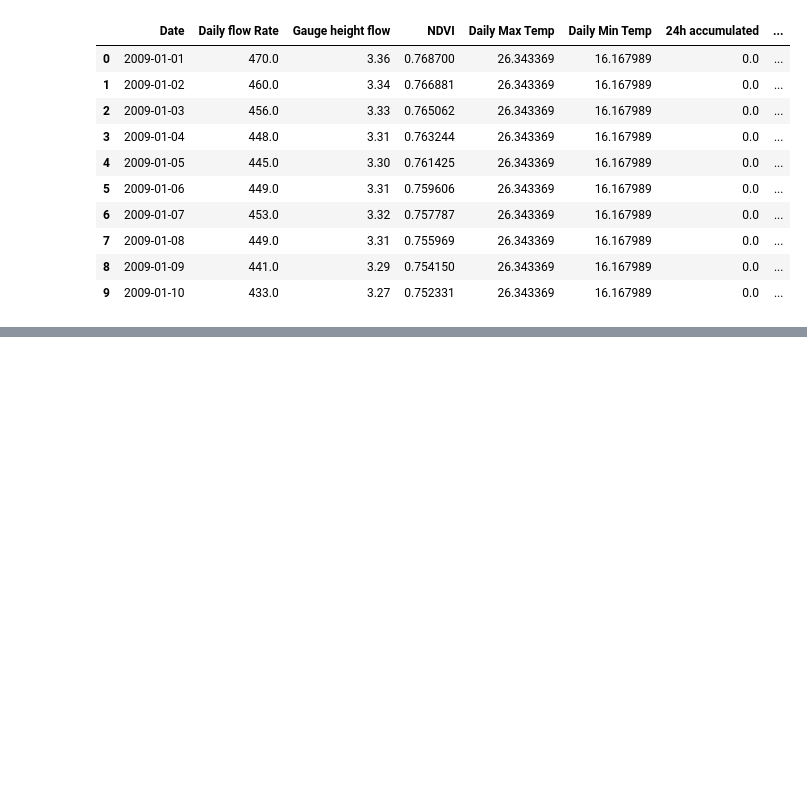
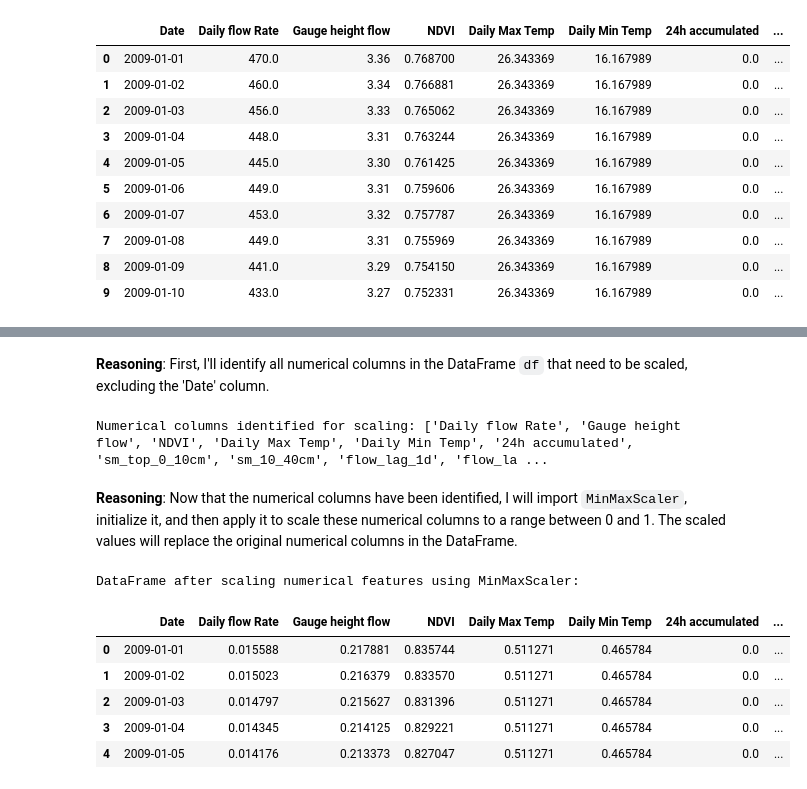
Before and after one commit to Bibek04-bit/Flood-Forecasting, a Jupyter notebook: Data_set_preparation.ipynb, the cells around one changed output, grey strips where cells are left out. Cells and saved outputs as stored; diff of their text form; code cells hidden in the pictures; blank space fills up the shorter version.

```diff
--- a/Data_set_preparation.ipynb
+++ b/Data_set_preparation.ipynb
@@ -279,0 +316,12 @@ DataFrame after all specified NaN imputations:
+# %%
+df['flow_change_rate'] = df['flow_change_rate'].fillna(0)
+df['24h_accumulated_roll_3d'] = df['24h_accumulated_roll_3d'].fillna(0)
+df['24h_accumulated_roll_5d'] = df['24h_accumulated_roll_5d'].fillna(0)
+df['24h_accumulated_roll_7d'] = df['24h_accumulated_roll_7d'].fillna(0)
+df['soil_moisture_change_rate'] = df['soil_moisture_change_rate'].fillna(0)
+
+print("Sum of NaN values after imputing with 0:")
+print(df[['flow_change_rate', '24h_accumulated_roll_3d', '24h_accumulated_roll_5d', '24h_accumulated_roll_7d', 'soil_moisture_change_rate']].isnull().sum())
+
+print("\nDataFrame after imputing specified NaN values with 0:")
+df.head(10)
@@ -279,0 +381,31 @@ DataFrame after all specified NaN imputations:
+# %% [markdown]
+**Reasoning**:
+First, I'll identify all numerical columns in the DataFrame `df` that need to be scaled, excluding the 'Date' column.
+# %%
+numerical_cols = df.select_dtypes(include=['number']).columns.tolist()
+# Exclude 'Date' column if it's in the numerical columns list (though it should be datetime now)
+if 'Date' in numerical_cols:
+    numerical_cols.remove('Date')
+
+print(f"Numerical columns identified for scaling: {numerical_cols}")
+# %% [output]
+Numerical columns identified for scaling: ['Daily flow Rate', 'Gauge height flow', 'NDVI', 'Daily Max Temp', 'Daily Min Temp', '24h accumulated', 'sm_top_0_10cm', 'sm_10_40cm', 'flow_lag_1d', 'flow_la ...
+# %% [markdown]
+**Reasoning**:
+Now that the numerical columns have been identified, I will import `MinMaxScaler`, initialize it, and then apply it to scale these numerical columns to a range between 0 and 1. The scaled values will replace the original numerical columns in the DataFrame.
+# %%
+from sklearn.preprocessing import MinMaxScaler
+
+scaler = MinMaxScaler()
+df[numerical_cols] = scaler.fit_transform(df[numerical_cols])
+
+print("DataFrame after scaling numerical features using MinMaxScaler:")
+df.head()
+# %% [output]
+DataFrame after scaling numerical features using MinMaxScaler:
+|  | Date | Daily flow Rate | Gauge height flow | NDVI | Daily Max Temp | Daily Min Temp | 24h accumulated | ... |
+| 0 | 2009-01-01 | 0.015588 | 0.217881 | 0.835744 | 0.511271 | 0.465784 | 0.0 | ... |
+| 1 | 2009-01-02 | 0.015023 | 0.216379 | 0.833570 | 0.511271 | 0.465784 | 0.0 | ... |
+| 2 | 2009-01-03 | 0.014797 | 0.215627 | 0.831396 | 0.511271 | 0.465784 | 0.0 | ... |
+| 3 | 2009-01-04 | 0.014345 | 0.214125 | 0.829221 | 0.511271 | 0.465784 | 0.0 | ... |
+| 4 | 2009-01-05 | 0.014176 | 0.213373 | 0.827047 | 0.511271 | 0.465784 | 0.0 | ... |
```
Also changed, not shown: parts of 23 cells of this notebook.
